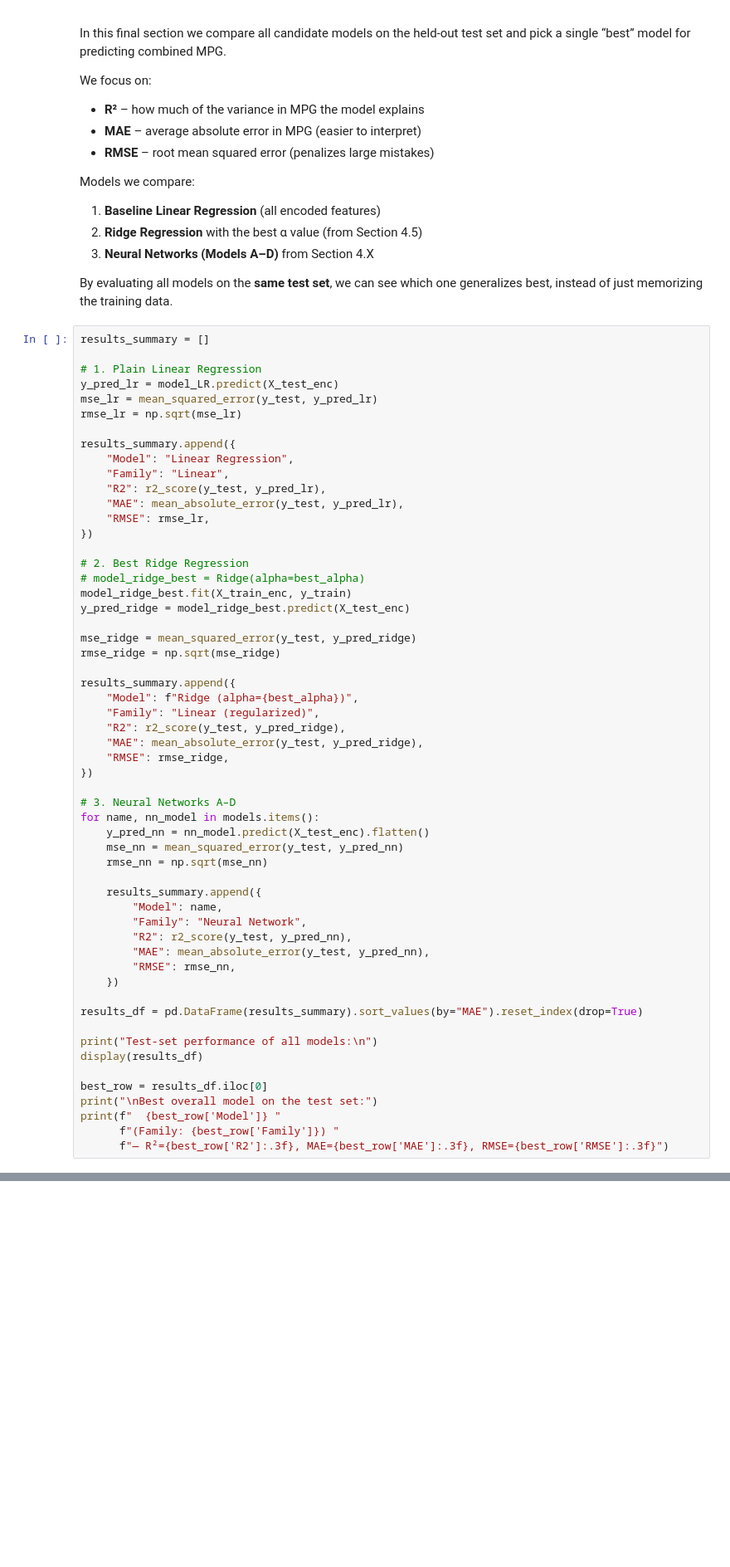
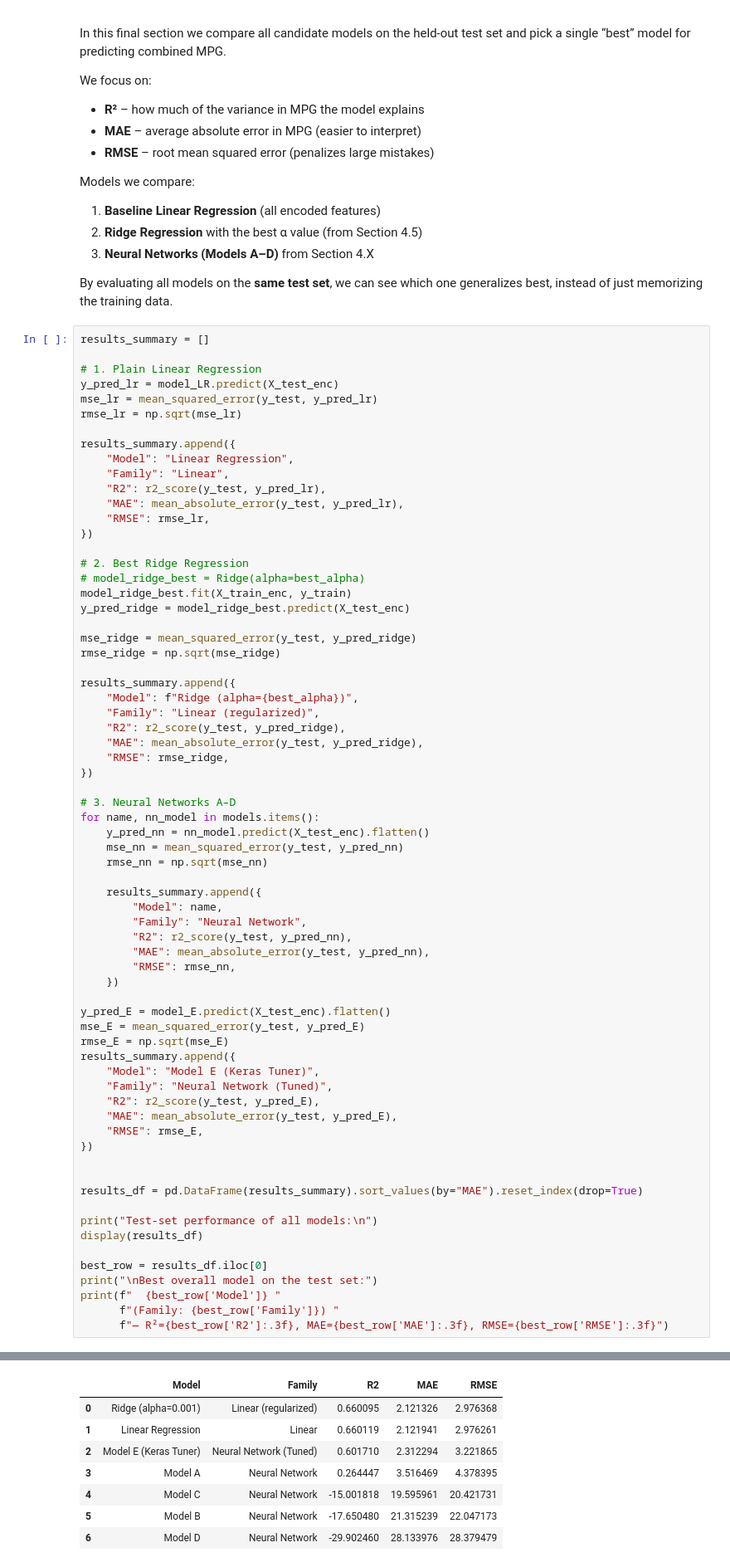
Before and after one commit to veryconfusedlol/sdse-final-project, a Jupyter notebook: sdse-final-project-formatted-1.ipynb, the cells around one changed output, grey strips where cells are left out. Shown at 83% size. Drawn from its saved outputs; the diff is of its cells as text; blank space fills up the shorter version.

```diff
--- a/sdse-final-project-formatted-1.ipynb
+++ b/sdse-final-project-formatted-1.ipynb
@@ -799,6 +895,18 @@ for name, nn_model in models.items():
         "RMSE": rmse_nn,
     })
 
+y_pred_E = model_E.predict(X_test_enc).flatten()
+mse_E = mean_squared_error(y_test, y_pred_E)
+rmse_E = np.sqrt(mse_E)
+results_summary.append({
+    "Model": "Model E (Keras Tuner)",
+    "Family": "Neural Network (Tuned)",
+    "R2": r2_score(y_test, y_pred_E),
+    "MAE": mean_absolute_error(y_test, y_pred_E),
+    "RMSE": rmse_E,
+})
+
+
 results_df = pd.DataFrame(results_summary).sort_values(by="MAE").reset_index(drop=True)
 
 print("Test-set performance of all models:\n")
@@ -809,3 +917,4 @@ print("\nBest overall model on the test set:")
 print(f"  {best_row['Model']} "
       f"(Family: {best_row['Family']}) "
       f"— R²={best_row['R2']:.3f}, MAE={best_row['MAE']:.3f}, RMSE={best_row['RMSE']:.3f}")
+# %% [output]
@@ -811,0 +927,8 @@ print(f"  {best_row['Model']} "
+|  | Model | Family | R2 | MAE | RMSE |
+| 0 | Ridge (alpha=0.001) | Linear (regularized) | 0.660095 | 2.121326 | 2.976368 |
+| 1 | Linear Regression | Linear | 0.660119 | 2.121941 | 2.976261 |
+| 2 | Model E (Keras Tuner) | Neural Network (Tuned) | 0.601710 | 2.312294 | 3.221865 |
+| 3 | Model A | Neural Network | 0.264447 | 3.516469 | 4.378395 |
+| 4 | Model C | Neural Network | -15.001818 | 19.595961 | 20.421731 |
+| 5 | Model B | Neural Network | -17.650480 | 21.315239 | 22.047173 |
+| 6 | Model D | Neural Network | -29.902460 | 28.133976 | 28.379479 |
```
Also changed, not shown: parts of 11 cells of this notebook.
